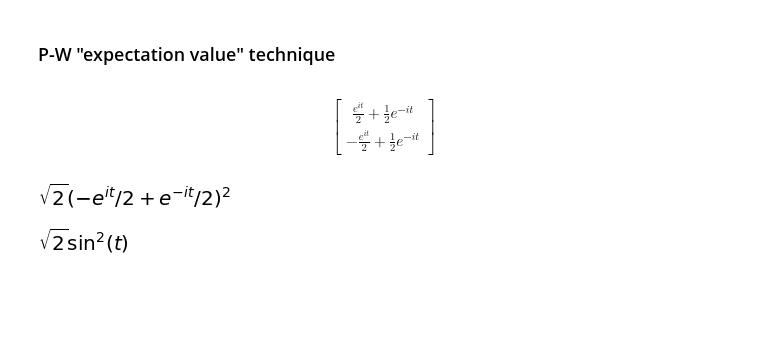
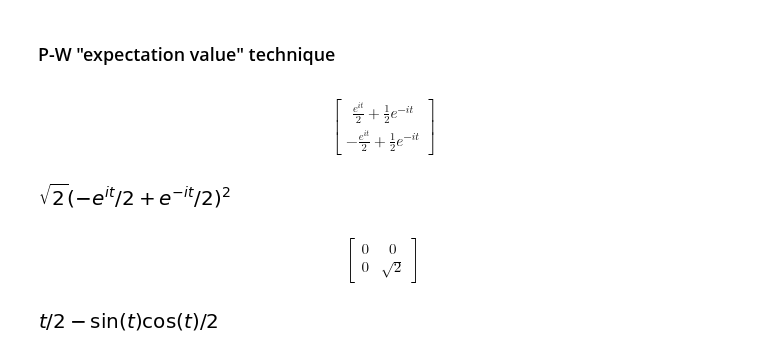
Before and after one commit to gderosa/timeq, a Jupyter notebook: comp/jupyter/detect.ipynb, the cells around one changed output. Drawn from its saved outputs; the diff is of its cells as text; code cells hidden in the pictures; blank space fills up the shorter version.

```diff
--- a/comp/jupyter/detect.ipynb
+++ b/comp/jupyter/detect.ipynb
@@ -87,7 +87,11 @@ psi_unitary(t).dot(D(2*sqrt(2))*psi_unitary(t))
 # %% [output]
 [figure]
+# %%
+D(2*sqrt(2))
+# %% [output]
+$$\left[\begin{matrix}0 & 0\\0 & \sqrt{2}\end{matrix}\right]$$
 # %%
-sqrt(2)*(sin(t))**2
+integrate(sin(t)**2, t)
 # %% [output]
-[figure, old version]
+[figure, new version]
 # %%
```
Also changed, not shown: parts of 7 cells of this notebook, 8 other files.
